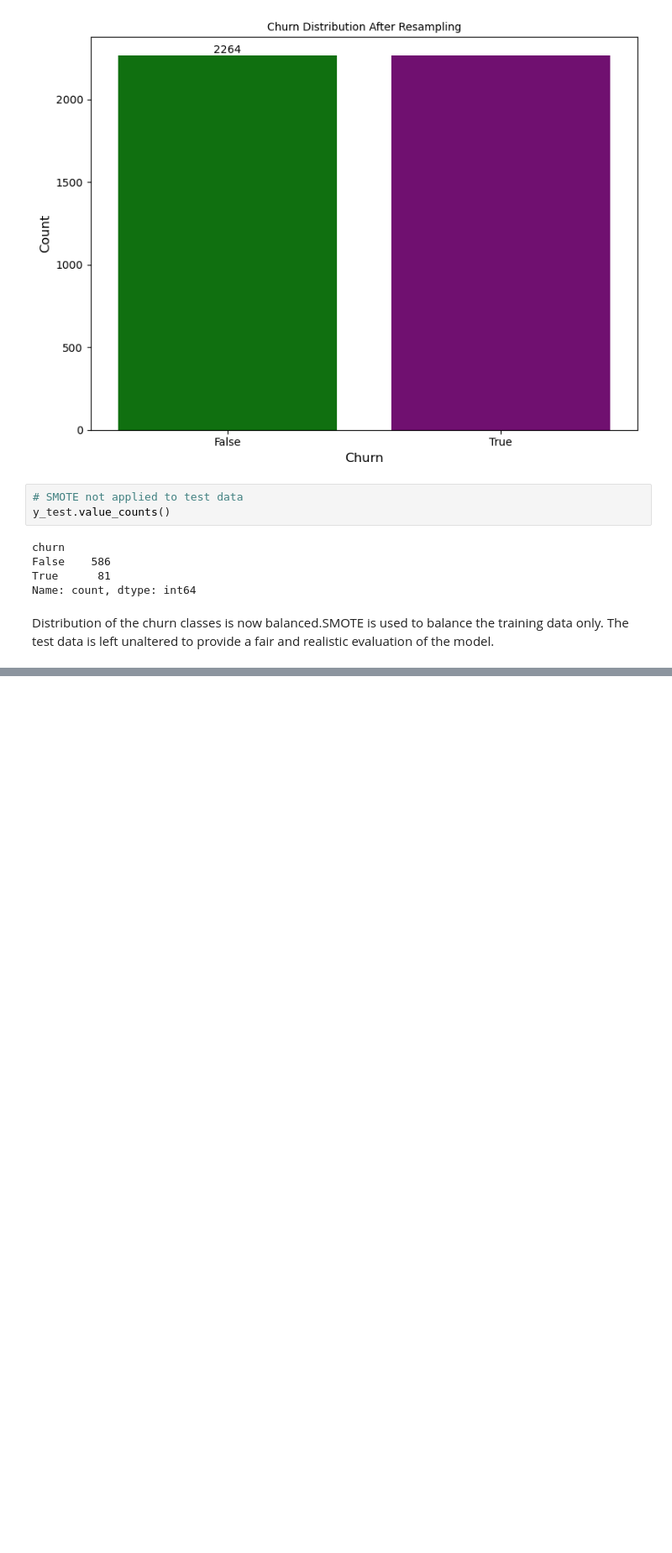
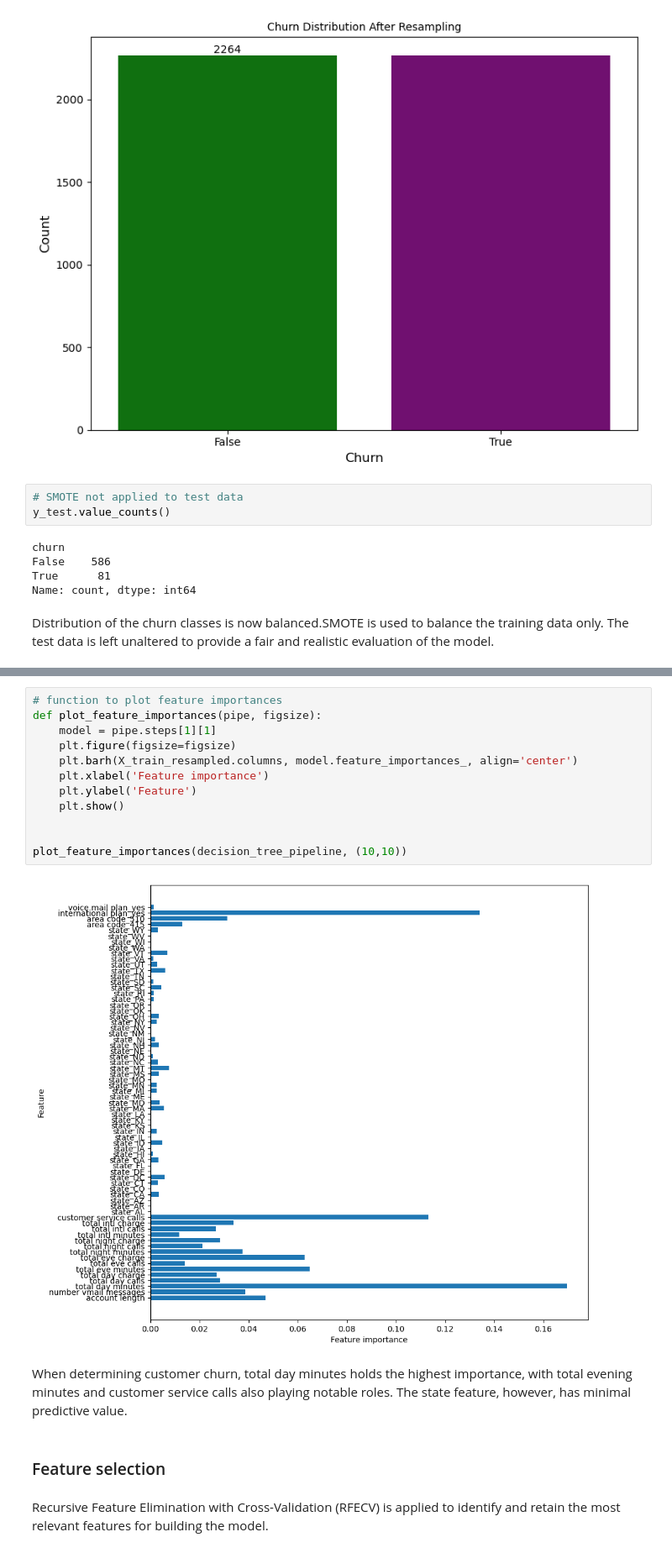
Before and after one commit to bengatmercy/mercychebet, a Jupyter notebook: Desktop/FINAL _PROJECT _PHASE/syria_customer_analysis.ipynb, the cells around one changed output, grey strips where cells are left out. Shown at 84% size. Drawn from its saved outputs; the diff is of its cells as text; blank space fills up the shorter version.

```diff
--- a/Desktop/FINAL _PROJECT _PHASE/syria_customer_analysis.ipynb
+++ b/Desktop/FINAL _PROJECT _PHASE/syria_customer_analysis.ipynb
@@ -352,0 +439,20 @@ Distribution of the churn classes is now balanced.SMOTE is used to balance the t
+# %%
+# function to plot feature importances
+def plot_feature_importances(pipe, figsize):
+    model = pipe.steps[1][1]
+    plt.figure(figsize=figsize)
+    plt.barh(X_train_resampled.columns, model.feature_importances_, align='center')
+    plt.xlabel('Feature importance')
+    plt.ylabel('Feature')
+    plt.show()
+
+
+plot_feature_importances(decision_tree_pipeline, (10,10))
+# %% [output]
+[figure, added]
+# %% [markdown]
+When determining customer churn, total day minutes holds the highest importance, with total evening minutes and customer service calls also playing notable roles. The state feature, however, has minimal predictive value.
+# %% [markdown]
+### Feature selection
+# %% [markdown]
+Recursive Feature Elimination with Cross-Validation (RFECV) is applied to identify and retain the most relevant features for building the model.
```
Also changed, not shown: parts of 20 cells of this notebook.
